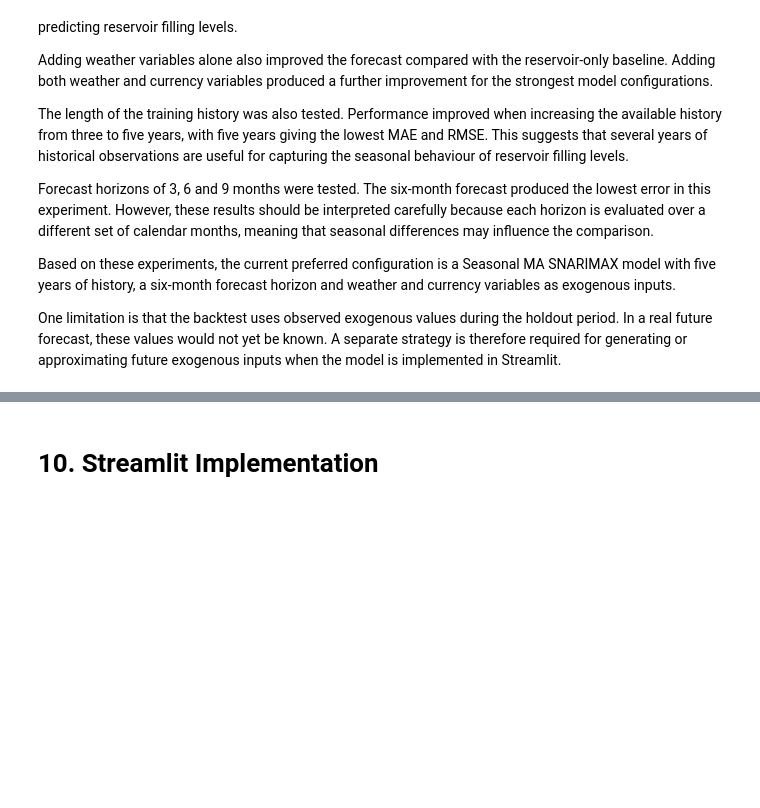
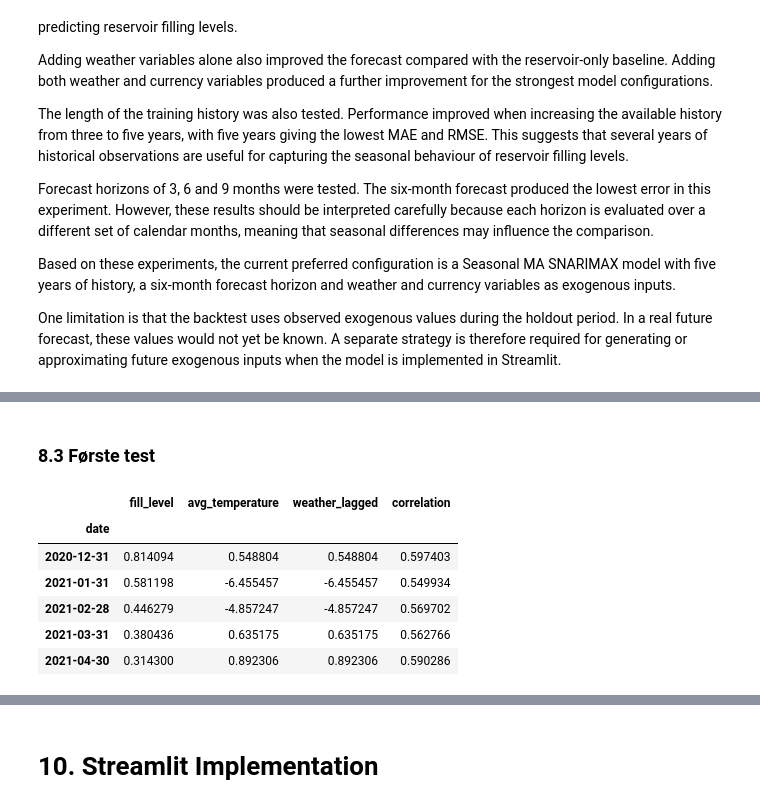
Before and after one commit to VasiliiAnderson/ind320-project, a Jupyter notebook: notebooks/compulsory_4.ipynb, the cells around one changed output, grey strips where cells are left out. Cells and saved outputs as stored; diff of their text form; code cells hidden in the pictures; blank space fills up the shorter version.

```diff
--- a/notebooks/compulsory_4.ipynb
+++ b/notebooks/compulsory_4.ipynb
@@ -1619,0 +1729,24 @@ One limitation is that the backtest uses observed exogenous values during the ho
+# %% [markdown]
+### 8.3 Første test
+# %%
+corr_temperature = (
+    sliding_window_correlation(
+        correlation_data,
+        weather_property="avg_temperature",
+        reservoir_property="fill_level",
+        lag=0,
+        window=12,
+    )
+)
+
+display(
+    corr_temperature.head()
+)
+# %% [output]
+|  | fill_level | avg_temperature | weather_lagged | correlation |
+| date |  |  |  |  |
+| 2020-12-31 | 0.814094 | 0.548804 | 0.548804 | 0.597403 |
+| 2021-01-31 | 0.581198 | -6.455457 | -6.455457 | 0.549934 |
+| 2021-02-28 | 0.446279 | -4.857247 | -4.857247 | 0.569702 |
+| 2021-03-31 | 0.380436 | 0.635175 | 0.635175 | 0.562766 |
+| 2021-04-30 | 0.314300 | 0.892306 | 0.892306 | 0.590286 |
```
Also changed, not shown: parts of 17 cells of this notebook.
